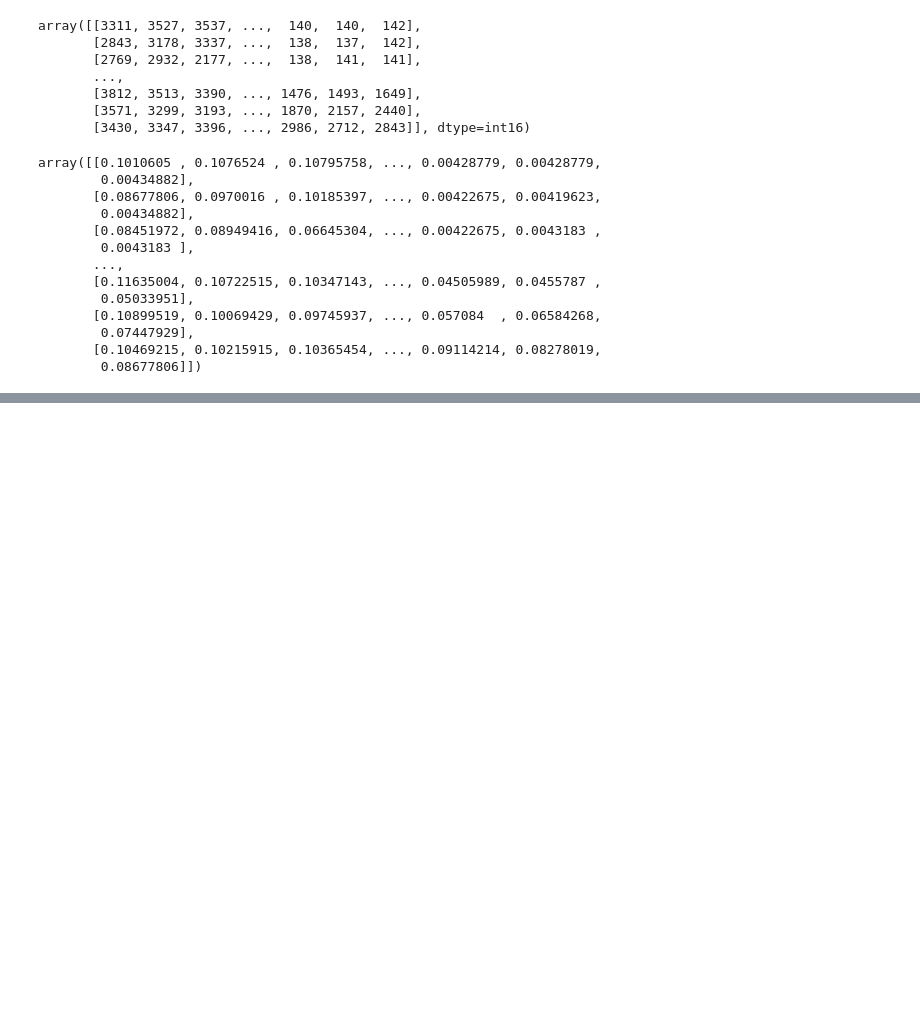
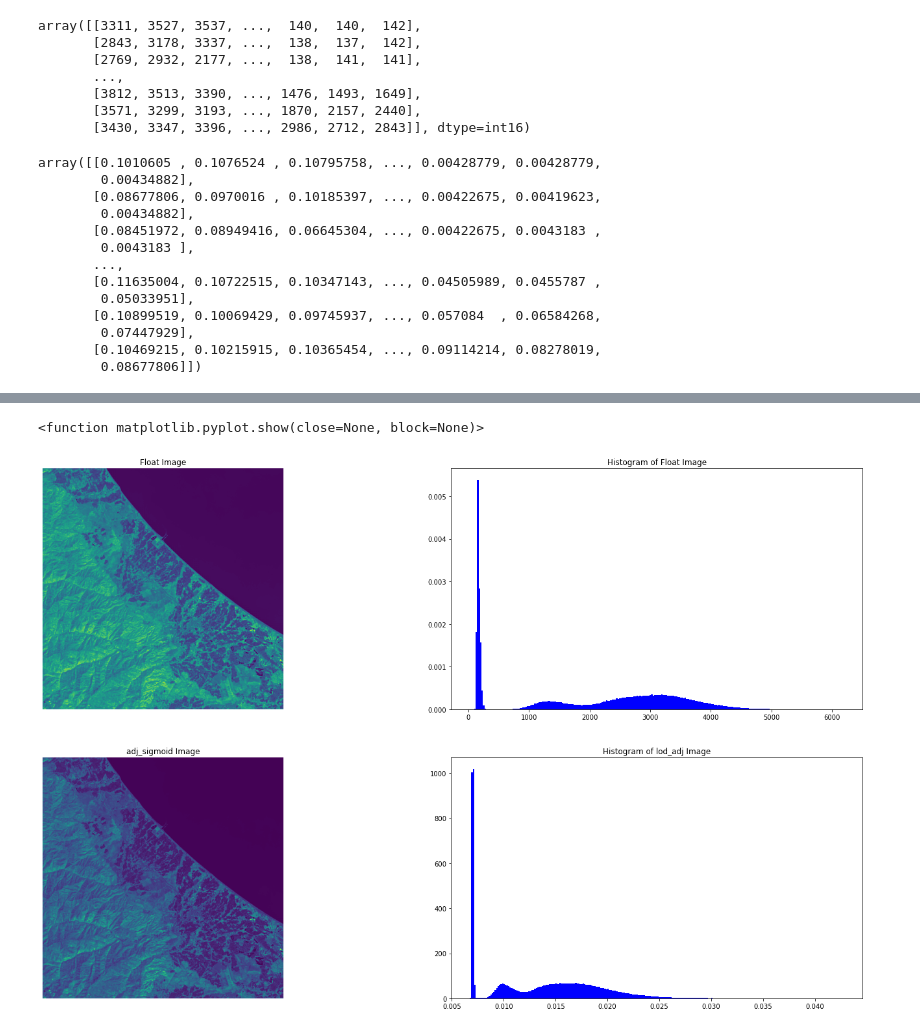
Before and after one commit to MohammadMahdiOmid/Virtual-Irrigation, a Jupyter notebook: image_inhancement/histograms.ipynb, the cells around one changed output, grey strips where cells are left out. Drawn from its saved outputs; the diff is of its cells as text; code cells hidden in the pictures; blank space fills up the shorter version.

```diff
--- a/image_inhancement/histograms.ipynb
+++ b/image_inhancement/histograms.ipynb
@@ -115,0 +114,26 @@ plt.show
+# %%
+#adjust sigmoid bios
+adj_sigmoid = exposure.adjust_sigmoid(float_image ,cutoff= 0.5 ,gain=10 ,inv=False)
+# %%
+#demonstrate
+#To indicate Float image
+fig , ax = plt.subplots(nrows=2 , ncols=2 ,figsize=(25,15))
+ax[0,0].imshow(float_image , cmap =)
+ax[0,0].set_title('Float Image')
+ax[0,0].axis('off')
+ax[0,1].hist(real_image.ravel(), bins=256, density=True , histtype='bar',color='blue')
+ax[0,1].ticklabel_format(style='plain')
+ax[0,1].set_title('Histogram of Float Image')
+
+#To indicate gamma image
+ax[1,0].imshow(adj_sigmoid)
+ax[1,0].set_title('adj_sigmoid Image')
+ax[1,0].axis('off')
+ax[1,1].hist(adj_sigmoid.ravel(), bins=256, density=True , histtype='bar',color='blue')
+ax[1,1].ticklabel_format(style='plain')
+ax[1,1].set_title('Histogram of lod_adj Image')
+plt.savefig("C:/Users/Lenovo/PycharmProjects/Virtual-Irrigation/image_inhancement/images/adj_sigmoid.png")
+plt.show
+# %% [output]
+<function matplotlib.pyplot.show(close=None, block=None)>
+[figure, added]
```
Also changed, not shown: parts of 12 cells of this notebook, 6 other files.
